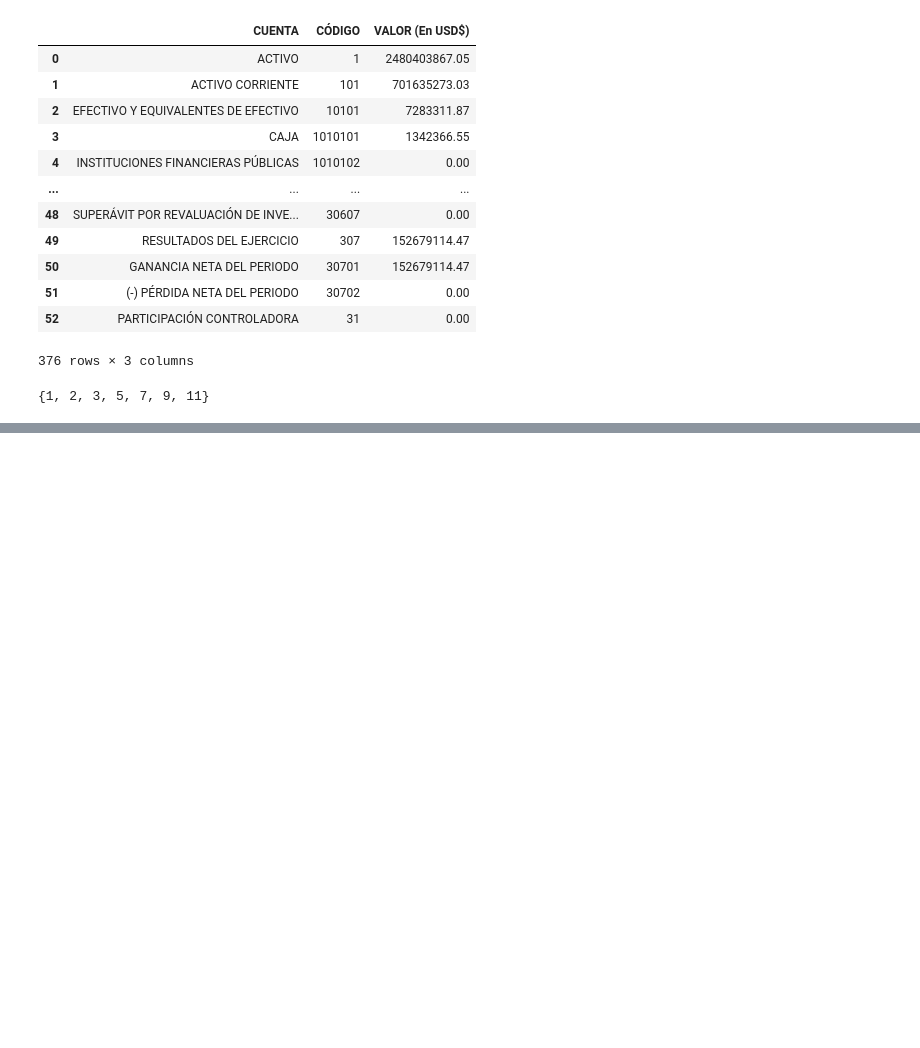
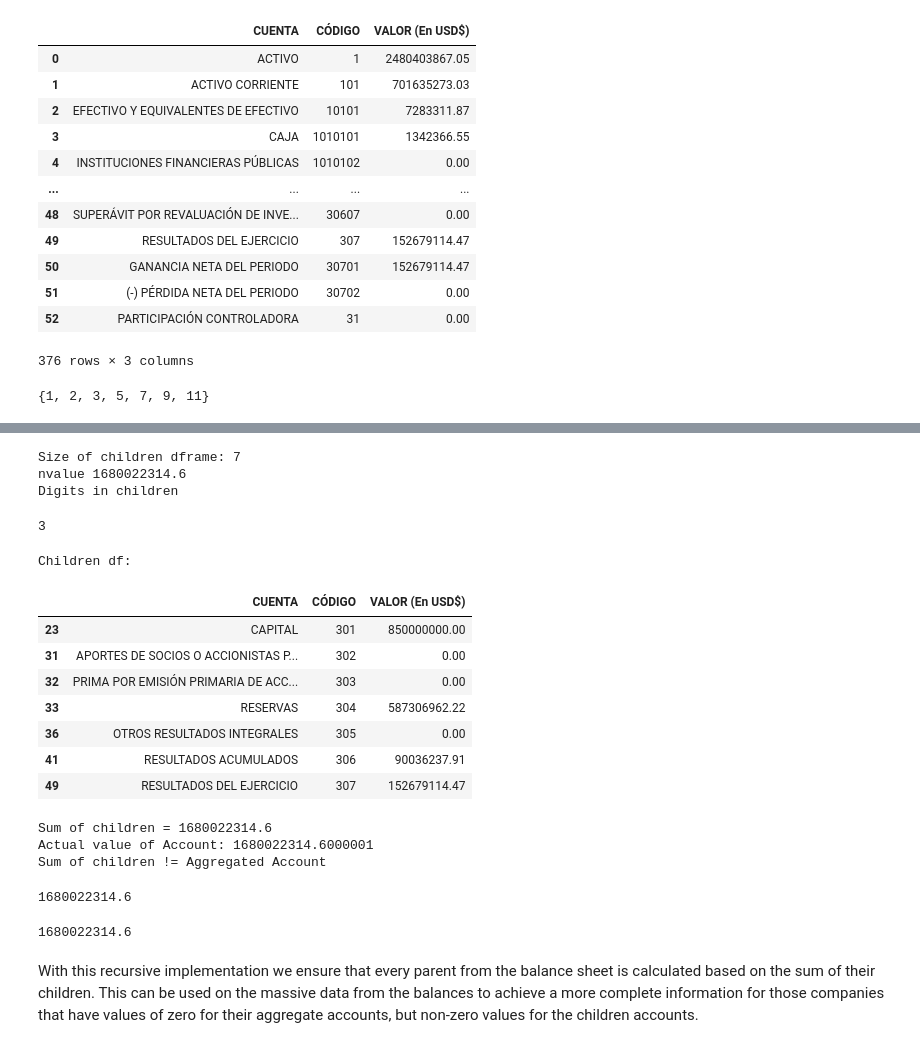
Before and after one commit to EdwinDuranH/FinancialViz, a Jupyter notebook: Generalizer.ipynb, the cells around one changed output, grey strips where cells are left out. Saved outputs shown, nothing was run; the diff lists cells and outputs as text; code cells hidden in the pictures; blank space fills up the shorter version.

```diff
--- a/Generalizer.ipynb
+++ b/Generalizer.ipynb
@@ -99,0 +137,68 @@ fav[fav["CUENTA"].str.contains(r"\(-\)")]
+# %%
+def chackSum(df,acct):
+    df1 = df.copy(deep = True)
+    acct = str(acct)
+    #Children dframe
+    a = df[(df["CÓDIGO"].str.startswith(acct)) & (df["CÓDIGO"].str.len() == len(acct)+2)]
+    #Keep track of the number of children available for the account
+    print(f"Size of children dframe: {len(a)}")
+
+    o_value = df[(df["CÓDIGO"].str.startswith(acct)) & (df["CÓDIGO"].str.len() == len(acct))]["VALOR (En USD$)"].values[0]
+    n_value = round(a["VALOR (En USD$)"].sum(),2)
+    print(f"nvalue {n_value}")
+    print("Digits in children")
+    display(len(a["CÓDIGO"].tolist()[0]))
+    print("Children df:")
+    display(a)
+    print(f"""Sum of children = {n_value}""")
+    print(f"""Actual value of Account: {o_value}""")
+    if o_value == n_value:
+        print("Sum of children = Aggregated Account")
+    else:
+        print("Sum of children != Aggregated Account")
+    df1.loc[df1["CÓDIGO"] == acct, "VALOR (En USD$)"] = n_value
+    stuff = df1[(df1["CÓDIGO"].str.startswith(acct)) & (df1["CÓDIGO"].str.len() == len(acct))]["VALOR (En USD$)"].values[0]
+    display(stuff)
+chackSum(fav,3)
+# %% [output]
+Size of children dframe: 7
+nvalue 1680022314.6
+Digits in children
+3
+Children df:
+|  | CUENTA | CÓDIGO | VALOR (En USD$) |
+| 23 | CAPITAL | 301 | 850000000.00 |
+| 31 | APORTES DE SOCIOS O ACCIONISTAS P... | 302 | 0.00 |
+| 32 | PRIMA POR EMISIÓN PRIMARIA DE ACC... | 303 | 0.00 |
+| 33 | RESERVAS | 304 | 587306962.22 |
+| 36 | OTROS RESULTADOS INTEGRALES | 305 | 0.00 |
+| 41 | RESULTADOS ACUMULADOS | 306 | 90036237.91 |
+| 49 | RESULTADOS DEL EJERCICIO | 307 | 152679114.47 |
+Sum of children = 1680022314.6
+Actual value of Account: 1680022314.6000001
+Sum of children != Aggregated Account
+1680022314.6
+# %%
+def sumup(df,acct):
+    acct = str(acct)
+    #Children dframe
+    children = df[(df["CÓDIGO"].str.startswith(acct)) & (df["CÓDIGO"].str.len() == len(acct)+2)]
+    #Check for presence of children
+    if children.empty:
+        return df[df["CÓDIGO"] == acct]["VALOR (En USD$)"].values[0]
+    else:
+        sum_children = 0
+        for index,child in children.iterrows():
+            sum_children += sumup(df,child["CÓDIGO"])
+
+        #If it's the equity account, sum account 31, which was registered in pair numbers of digits for an unknown reason
+        if acct == "3":
+            sum_children += df[df["CÓDIGO"] == "31"]["VALOR (En USD$)"].values[0]
+        #Update the parent's value with the sum of children
+        df.loc[df["CÓDIGO"] == acct,"VALOR (En USD$)"] = sum_children
+        return round(sum_children,2)
+sumup(fav,3)
+# %% [output]
+1680022314.6
+# %% [markdown]
+With this recursive implementation we ensure that every parent from the balance sheet is calculated based on the sum of their children. This can be used on the massive data from the balances to achieve a more complete information for those companies that have values of zero for their aggregate accounts, but non-zero values for the children accounts.
```
Also changed, not shown: parts of 12 cells of this notebook.
